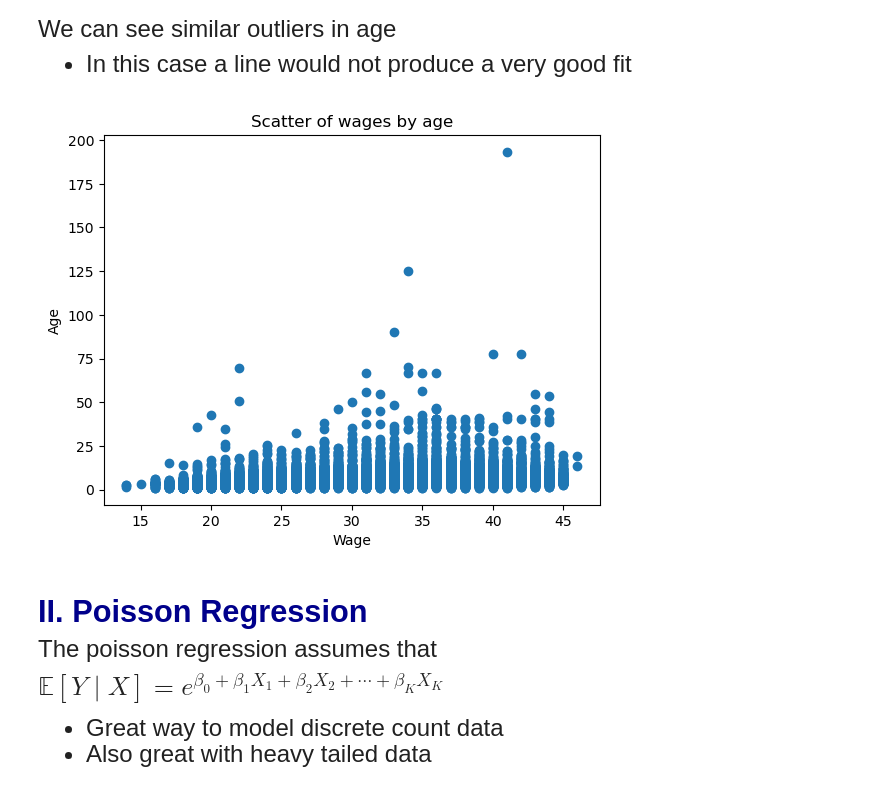
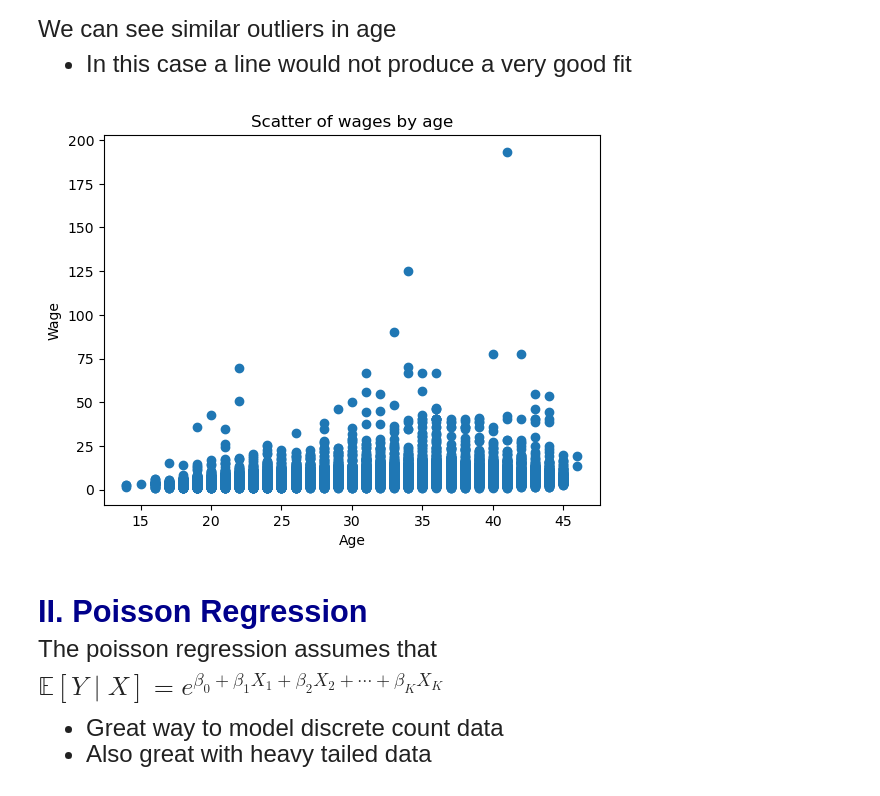
Before and after one commit to lornalyu/qtm531spring2024, a Jupyter notebook: Lecture 14/Lecture 14 - Poisson Regression.ipynb, the cells around one changed output. Cells and saved outputs as stored; diff of their text form; code cells hidden in the pictures.

```diff
--- a/Lecture 14/Lecture 14 - Poisson Regression.ipynb
+++ b/Lecture 14/Lecture 14 - Poisson Regression.ipynb
@@ -64,12 +64,12 @@ We can see similar outliers in age
 - In this case a line would not produce a very good fit
 # %%
 plt.scatter(x = dataset["age"],y = dataset["wage"])
-plt.ylabel("Age")
-plt.xlabel("Wage")
+plt.ylabel("Wage")
+plt.xlabel("Age")
 plt.title("Scatter of wages by age")
 plt.show()
 # %% [output]
-[figure, old version]
+[figure, new version]
 # %% [markdown]
 <font size = "5" >
 
```
Also changed, not shown: parts of 1 cell of this notebook, 1 other file.
